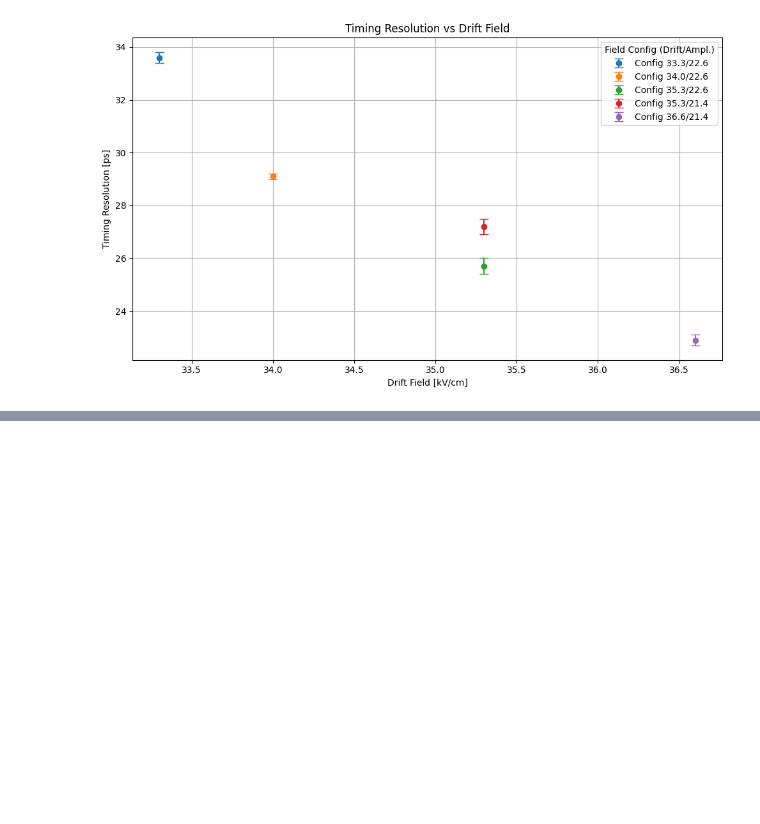
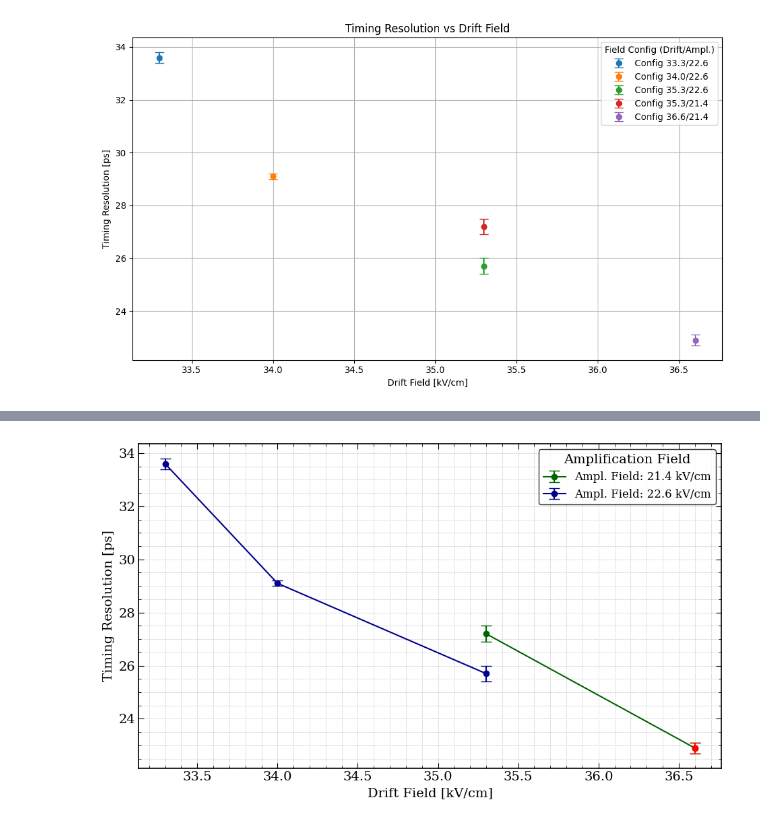
Before and after one commit to akallitss/py_analysis, a Jupyter notebook: single_pad_analysis/voltage_scan_10MO.ipynb, the cells around one changed output, grey strips where cells are left out. Drawn from its saved outputs; the diff is of its cells as text; code cells hidden in the pictures; blank space fills up the shorter version.

```diff
--- a/single_pad_analysis/voltage_scan_10MO.ipynb
+++ b/single_pad_analysis/voltage_scan_10MO.ipynb
@@ -235,0 +252,74 @@ findfont: Generic family 'serif' not found because none of the following familie
+# %%
+
+# Set ROOT-like style
+plt.rcParams.update({
+    "font.family": "serif",
+    "font.serif": ["DejaVu Serif"],  # fallback serif
+    "font.size": 14,
+    "axes.linewidth": 1.2,
+    "xtick.direction": "in",
+    "ytick.direction": "in",
+    "xtick.major.size": 6,
+    "ytick.major.size": 6,
+    "xtick.minor.size": 3,
+    "ytick.minor.size": 3,
+    "xtick.top": True,
+    "ytick.right": True,
+    "legend.frameon": True,
+    "legend.edgecolor": "black"
+})
+
+# Raw data
+drift_fields = [33.3, 34.0, 35.3, 35.3, 36.6]
+ampl_fields = [22.6, 22.6, 22.6, 21.4, 21.4]
+timing_resolutions = [33.6, 29.1, 25.7, 27.2, 22.9]
+errors = [0.2, 0.1, 0.3, 0.3, 0.2]
+
+# Organize by amplification field
+unique_ampl_fields = sorted(set(ampl_fields))
+data_by_ampl = {a: {"x": [], "y": [], "err": []} for a in unique_ampl_fields}
+
+for x, a, y, e in zip(drift_fields, ampl_fields, timing_resolutions, errors):
+    data_by_ampl[a]["x"].append(x)
+    data_by_ampl[a]["y"].append(y)
+    data_by_ampl[a]["err"].append(e)
+
+# Plot
+fig, ax = plt.subplots(figsize=(10, 6))
+
+# Color mapping and marker settings
+colors = {22.6: 'darkblue', 21.4: 'darkgreen'}
+highlight_index = drift_fields.index(max(drift_fields))
+
+for a_field in unique_ampl_fields:
+    d = data_by_ampl[a_field]
+    for i, (x, y, e) in enumerate(zip(d["x"], d["y"], d["err"])):
+        color = 'red' if (x == drift_fields[highlight_index] and y == timing_resolutions[highlight_index]) else colors[a_field]
+        ax.errorbar(d["x"], d["y"], yerr=d["err"], fmt='o-', color=colors[a_field], capsize=6,
+                    markersize=6, label=f'Ampl. Field: {a_field} kV/cm')
+        break  # Only add label once per line to avoid duplicates
+
+# Highlight max drift point in red (on top)
+ax.errorbar(drift_fields[highlight_index], timing_resolutions[highlight_index],
+            yerr=errors[highlight_index], fmt='o', color='red', capsize=6, markersize=6)
+
+# Labels and styling
+ax.set_xlabel("Drift Field [kV/cm]")
+ax.set_ylabel("Timing Resolution [ps]")
+# ax.set_title("Timing Resolution vs Drift Field")  # Optional
+
+# Full grid and ROOT-like axes
+ax.grid(True, which='both', linestyle='--', linewidth=0.5, alpha=0.7)
+ax.minorticks_on()
+
+# Hide unnecessary spines
+# for spine in ax.spines.values():
+#     spine.set_visible(False)
+
+# Legend
+ax.legend(title="Amplification Field", fontsize=12, loc='upper right')
+plt.tight_layout(rect=[0, 0, 0.96, 0.95])
+# plt.show()
+plt.savefig('timing_resolution_vs_drift_field_10MO.pdf', dpi=300, bbox_inches='tight')
+# %% [output]
+[figure, added]
```
Also changed, not shown: parts of 4 cells of this notebook, 3 other files.
